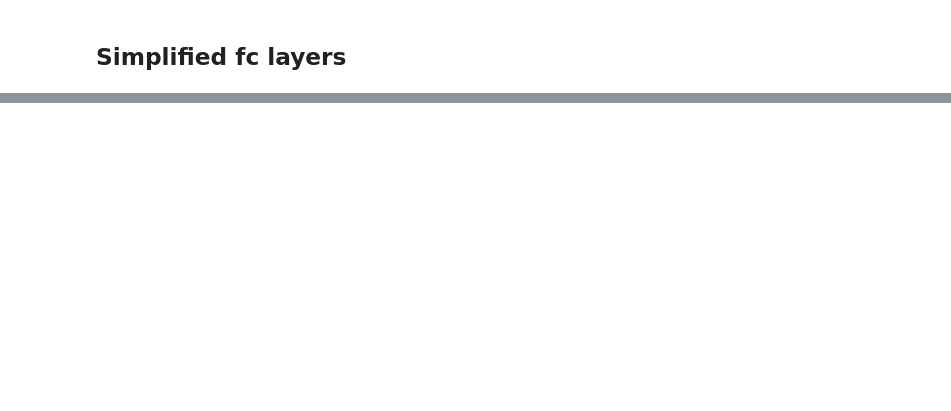
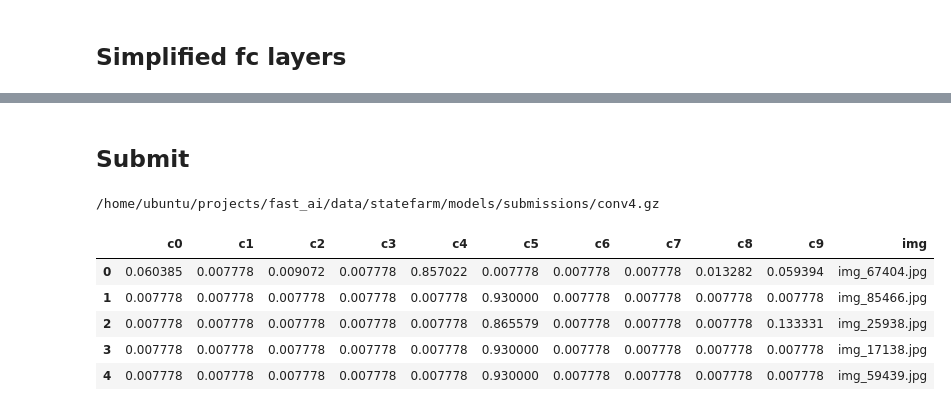
Before and after one commit to osheari1/fast_ai, a Jupyter notebook: lessons/StateFarm-sample.ipynb, the cells around one changed output, grey strips where cells are left out. Saved outputs shown, nothing was run; the diff lists cells and outputs as text; code cells hidden in the pictures; blank space fills up the shorter version.

```diff
--- a/lessons/StateFarm-sample.ipynb
+++ b/lessons/StateFarm-sample.ipynb
@@ -997,0 +779,6 @@ vgg_fc.fit(feats_conv_train, labels_train, batch_size=batch_size, nb_epoch=1,
+# %%
+callbacks = [ModelCheckpoint(
+        path_checkpoint+'weights_dafcps.{epoch:02d}-{val_loss:.3f}-{val_acc:.3f}.h5',
+        save_best_only=True, monitor='val_acc')]
+vgg_fc.fit(feats_conv_pseudo, labels_pseudo, batch_size=batch_size, nb_epoch=5,
+           validation_data=(feats_conv_valid, labels_valid), callbacks=callbacks)
@@ -997,0 +803,9 @@ vgg_fc.fit(feats_conv_train, labels_train, batch_size=batch_size, nb_epoch=1,
+# %%
+vgg_fc.load_weights(glob(path_checkpoint+'weights_dafcps.*')[0])
+# %% [markdown]
+## Submit
+# %%
+# gen = image.ImageDataGenerator()
+# batches_test = gen.flow(feats_conv_test, batch_size=batch_size, shuffle=False)
+# preds = vgg_fc.predict_generator(batches_test, batches_test.n)
+probs = vgg_fc.predict(feats_conv_test, batch_size=batch_size, verbose=1)
@@ -997,0 +815,17 @@ vgg_fc.fit(feats_conv_train, labels_train, batch_size=batch_size, nb_epoch=1,
+# %%
+submit = pd.DataFrame(np.clip(probs, (1-0.93)/9, 0.93),
+                      columns=['c0','c1','c2','c3','c4','c5','c6','c7','c8','c9'])
+submit['img'] = [x.split('/')[-1] for x in batches_test.filenames]
+submit.to_csv(path_submit+'conv4.gz', index=False, compression='gzip')
+FileLink(path_submit+'conv4.gz')
+# %% [output]
+/home/ubuntu/projects/fast_ai/data/statefarm/models/submissions/conv4.gz
+# %%
+submit.head()
+# %% [output]
+|  | c0 | c1 | c2 | c3 | c4 | c5 | c6 | c7 | c8 | c9 | img |
+| 0 | 0.060385 | 0.007778 | 0.009072 | 0.007778 | 0.857022 | 0.007778 | 0.007778 | 0.007778 | 0.013282 | 0.059394 | img_67404.jpg |
+| 1 | 0.007778 | 0.007778 | 0.007778 | 0.007778 | 0.007778 | 0.930000 | 0.007778 | 0.007778 | 0.007778 | 0.007778 | img_85466.jpg |
+| 2 | 0.007778 | 0.007778 | 0.007778 | 0.007778 | 0.007778 | 0.865579 | 0.007778 | 0.007778 | 0.007778 | 0.133331 | img_25938.jpg |
+| 3 | 0.007778 | 0.007778 | 0.007778 | 0.007778 | 0.007778 | 0.930000 | 0.007778 | 0.007778 | 0.007778 | 0.007778 | img_17138.jpg |
+| 4 | 0.007778 | 0.007778 | 0.007778 | 0.007778 | 0.007778 | 0.930000 | 0.007778 | 0.007778 | 0.007778 | 0.007778 | img_59439.jpg |
```
Also changed, not shown: parts of 117 cells of this notebook.
